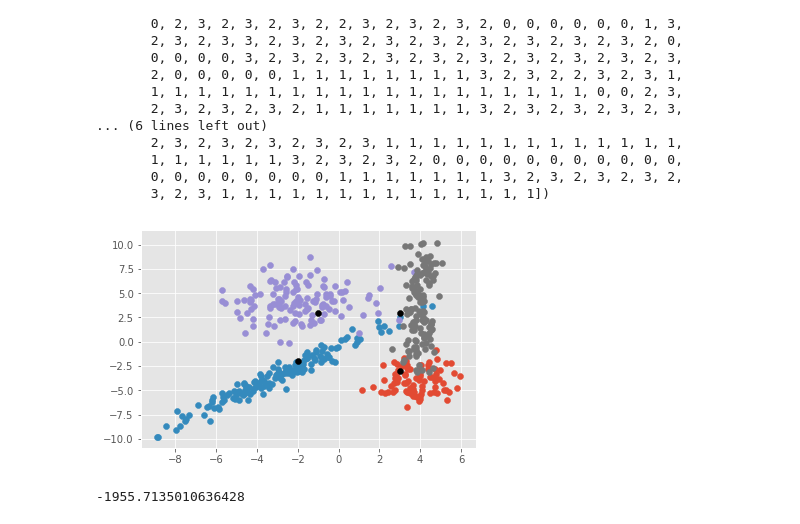
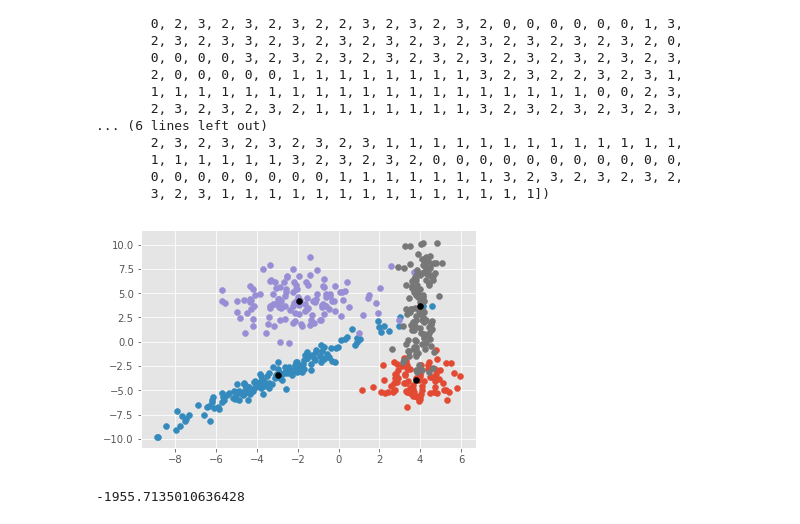
Before and after one commit to YoucefZemmouri/Graphical_Model_HMK3, a Jupyter notebook: Main_TROUSSARD_ZEMMOURI.ipynb, the cells around one changed output. Saved outputs shown, nothing was run; the diff lists cells and outputs as text; code cells hidden in the pictures.

```diff
--- a/Main_TROUSSARD_ZEMMOURI.ipynb
+++ b/Main_TROUSSARD_ZEMMOURI.ipynb
@@ -103,26 +103,14 @@ array([1, 2, 3, 1, 1, 1, 1, 3, 2, 3, 2, 3, 2, 0, 0, 0, 2, 3, 2, 3, 2, 3, 2,
        1, 1, 1, 1, 1, 1, 3, 2, 3, 2, 3, 2, 0, 0, 0, 0, 0, 0, 0, 0, 0, 0, 0,
        0, 0, 0, 0, 0, 0, 0, 0, 1, 1, 1, 1, 1, 1, 1, 3, 2, 3, 2, 3, 2, 3, 2,
        3, 2, 3, 1, 1, 1, 1, 1, 1, 1, 1, 1, 1, 1, 1, 1, 1])
-# %%
-centroids = np.array([[0, 0],
-                      [0, 0],
-                      [0, 0],
-                      [0, 0]])
-count = np.zeros(K)
-
-for i in range(T):
-    count[X[i]] += 1
-    centroids[X[i]] = centroids[X[i]] + train[i,:]
-for k in range(K):
-    centroids[k] = centroids[k]/count[k]
 # %%
 plt.figure()
 for k in range(K):
     plt.scatter(train[X==k, 0], train[X==k, 1])
-    plt.scatter(centroids[k,0],centroids[k,1],color="black")
+    plt.scatter(mus[k,0],mus[k,1],color="black")
 plt.show()
 # %% [output]
-[figure, old version]
+[figure, new version]
 # %%
 log_alpha = tools.get_log_alpha(test, Pi, mus, sigmas, A)
 log_beta = tools.get_log_beta(test, Pi, mus, sigmas, A)
```
